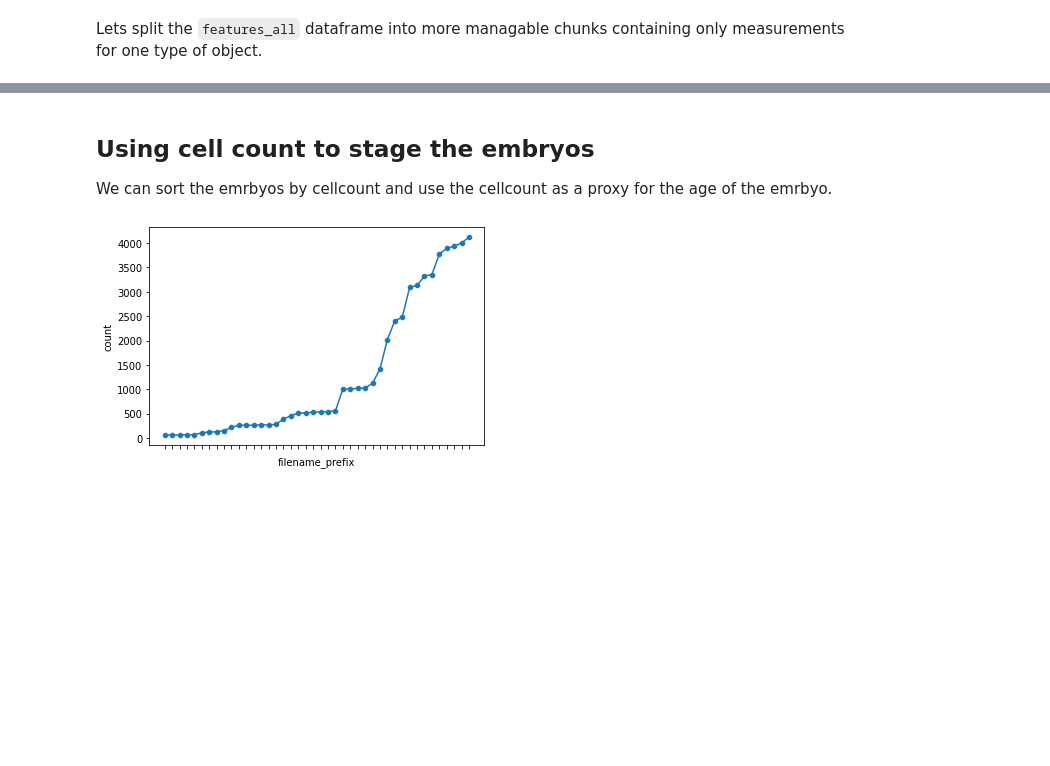
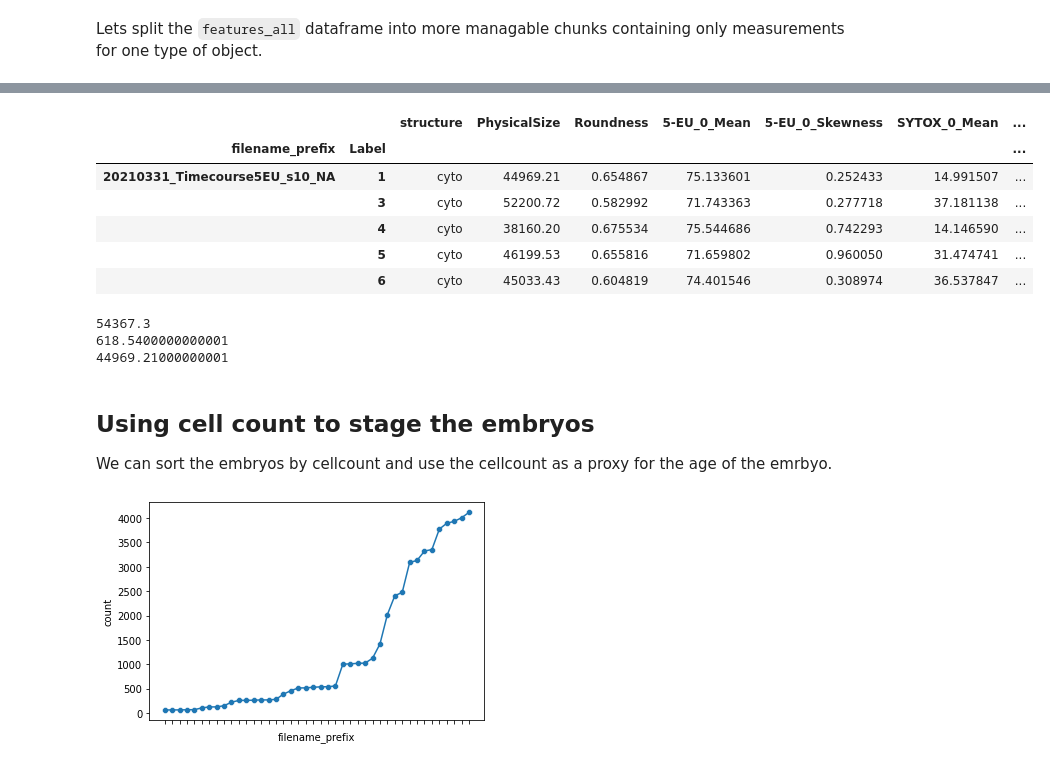
Before and after one commit to radRoy/bio325_2021, a Jupyter notebook: Plotting_exercise.ipynb, the cells around one changed output, grey strips where cells are left out. Saved outputs shown, nothing was run; the diff lists cells and outputs as text; code cells hidden in the pictures; blank space fills up the shorter version.

```diff
--- a/Plotting_exercise.ipynb
+++ b/Plotting_exercise.ipynb
@@ -50,6 +70,26 @@ features_cyto = features_all[features_all['structure'] == 'cyto']
+# %%
+features_cyto.head()
+# %% [output]
+|  |  | structure | PhysicalSize | Roundness | 5-EU_0_Mean | 5-EU_0_Skewness | SYTOX_0_Mean | ... |
+| filename_prefix | Label |  |  |  |  |  |  | ... |
+| 20210331_Timecourse5EU_s10_NA | 1 | cyto | 44969.21 | 0.654867 | 75.133601 | 0.252433 | 14.991507 | ... |
+|  | 3 | cyto | 52200.72 | 0.582992 | 71.743363 | 0.277718 | 37.181138 | ... |
+|  | 4 | cyto | 38160.20 | 0.675534 | 75.544686 | 0.742293 | 14.146590 | ... |
+|  | 5 | cyto | 46199.53 | 0.655816 | 71.659802 | 0.960050 | 31.474741 | ... |
+|  | 6 | cyto | 45033.43 | 0.604819 | 74.401546 | 0.308974 | 36.537847 | ... |
+# %%
+# Test the data shortly
+print(features_cells['PhysicalSize'][0])
+print(features_nuclei['PhysicalSize'][0])
+print(features_cyto['PhysicalSize'][0])
+# PhysicalSize contains of whole cells entails more than just nuclei and cytoplasm (maybe membranes? idk)
+# %% [output]
+54367.3
+618.5400000000001
+44969.21000000001
 # %% [markdown]
 ## Using cell count to stage the embryos
-We can sort the emrbyos by cellcount and use the cellcount as a proxy for the age of the emrbyo.
+We can sort the embryos by cellcount and use the cellcount as a proxy for the age of the emrbyo.
 # %%
 to_plot = metadata.sort_values(by='count').reset_index()
 
```
Also changed, not shown: parts of 3 cells of this notebook, 2 other files.
